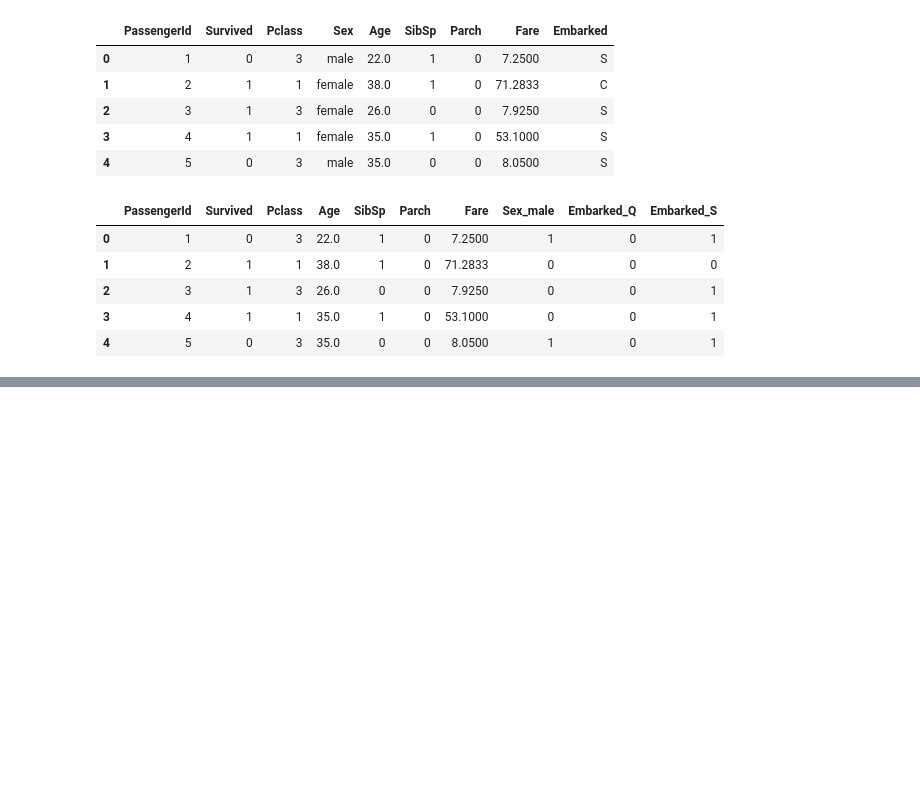
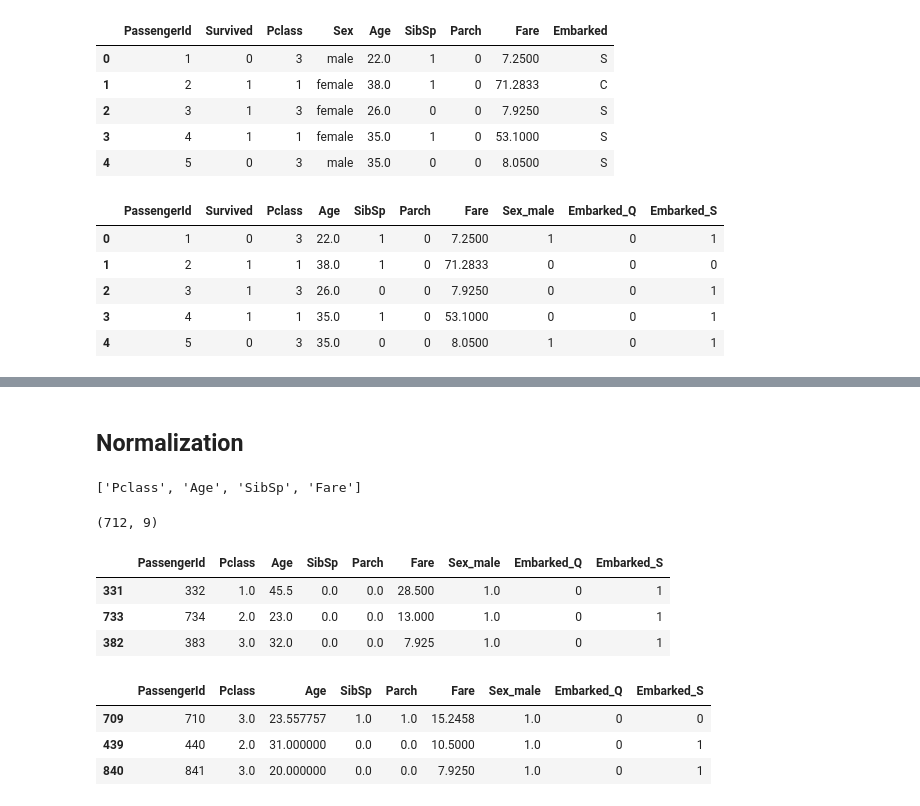
Before and after one commit to walterpcasas/titanic, a Jupyter notebook: cap03.ipynb, the cells around one changed output, grey strips where cells are left out. Saved outputs shown, nothing was run; the diff lists cells and outputs as text; code cells hidden in the pictures; blank space fills up the shorter version.

```diff
--- a/cap03.ipynb
+++ b/cap03.ipynb
@@ -168,3 +170,10 @@ X_val.loc[:, num_cols] = imputed
 meds = X_train.median()
 X_train = X_train.fillna(meds)
 X_val = X_val.fillna(meds)
+# %% [markdown]
+## Normalization
+# %%
+cols = "Pclass,Age,SibSp,Fare".split(",")
+cols
+# %% [output]
+['Pclass', 'Age', 'SibSp', 'Fare']
@@ -170,0 +182,18 @@ X_val = X_val.fillna(meds)
+# %%
+X_train.shape
+# %% [output]
+(712, 9)
+# %%
+X_train[:3]
+# %% [output]
+|  | PassengerId | Pclass | Age | SibSp | Parch | Fare | Sex_male | Embarked_Q | Embarked_S |
+| 331 | 332 | 1.0 | 45.5 | 0.0 | 0.0 | 28.500 | 1.0 | 0 | 1 |
+| 733 | 734 | 2.0 | 23.0 | 0.0 | 0.0 | 13.000 | 1.0 | 0 | 1 |
+| 382 | 383 | 3.0 | 32.0 | 0.0 | 0.0 | 7.925 | 1.0 | 0 | 1 |
+# %%
+X_val[:3]
+# %% [output]
+|  | PassengerId | Pclass | Age | SibSp | Parch | Fare | Sex_male | Embarked_Q | Embarked_S |
+| 709 | 710 | 3.0 | 23.557757 | 1.0 | 1.0 | 15.2458 | 1.0 | 0 | 0 |
+| 439 | 440 | 2.0 | 31.000000 | 0.0 | 0.0 | 10.5000 | 1.0 | 0 | 1 |
+| 840 | 841 | 3.0 | 20.000000 | 0.0 | 0.0 | 7.9250 | 1.0 | 0 | 1 |
```
Also changed, not shown: parts of 12 cells of this notebook.
